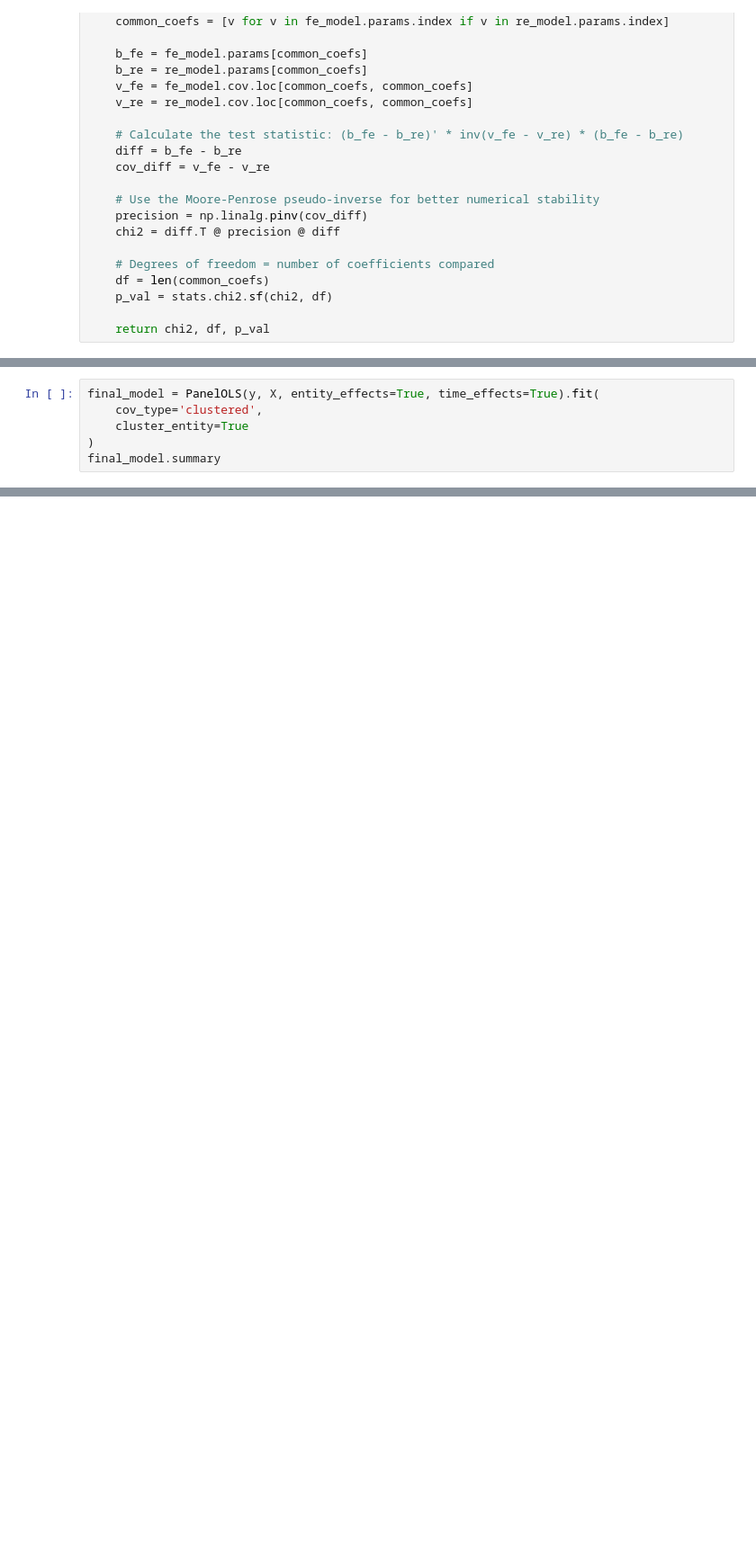
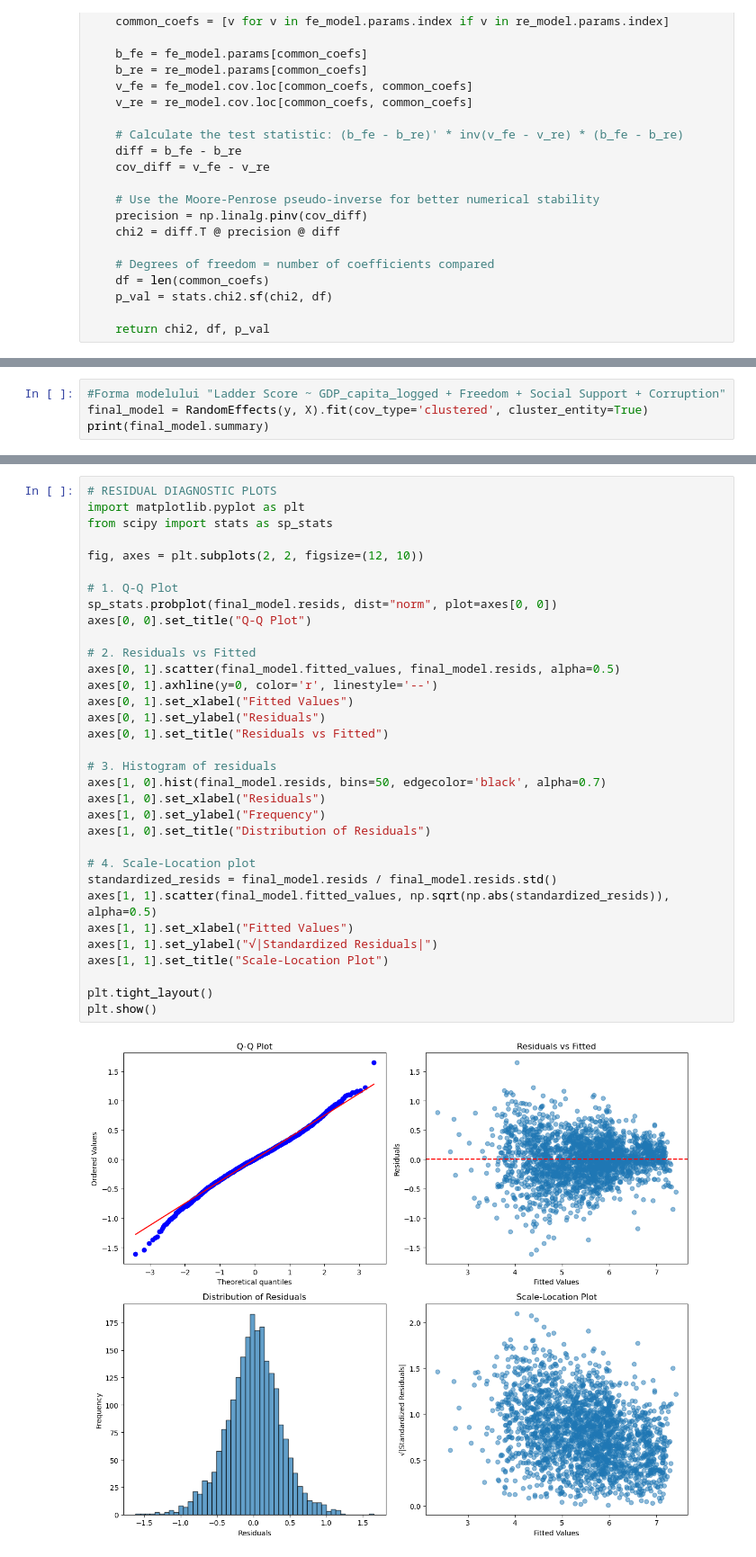
Before and after one commit to srvalex/Econometrie, a Jupyter notebook: Panel Model.ipynb, the cells around one changed output, grey strips where cells are left out. Shown at 90% size. Drawn from its saved outputs; the diff is of its cells as text; blank space fills up the shorter version.

```diff
--- a/Panel Model.ipynb
+++ b/Panel Model.ipynb
@@ -159,7 +130,5 @@ Inputs contain missing values. Dropping rows with missing observations.
 # %%
-final_model = PanelOLS(y, X, entity_effects=True, time_effects=True).fit(
-    cov_type='clustered',
-    cluster_entity=True
-)
-final_model.summary
+#Forma modelului "Ladder Score ~ GDP_capita_logged + Freedom + Social Support + Corruption"
+final_model = RandomEffects(y, X).fit(cov_type='clustered', cluster_entity=True)
+print(final_model.summary)
 # %% [output]
@@ -196,0 +207,35 @@ Included effects: Entity, Time
+# %%
+# RESIDUAL DIAGNOSTIC PLOTS
+import matplotlib.pyplot as plt
+from scipy import stats as sp_stats
+
+fig, axes = plt.subplots(2, 2, figsize=(12, 10))
+
+# 1. Q-Q Plot
+sp_stats.probplot(final_model.resids, dist="norm", plot=axes[0, 0])
+axes[0, 0].set_title("Q-Q Plot")
+
+# 2. Residuals vs Fitted
+axes[0, 1].scatter(final_model.fitted_values, final_model.resids, alpha=0.5)
+axes[0, 1].axhline(y=0, color='r', linestyle='--')
+axes[0, 1].set_xlabel("Fitted Values")
+axes[0, 1].set_ylabel("Residuals")
+axes[0, 1].set_title("Residuals vs Fitted")
+
+# 3. Histogram of residuals
+axes[1, 0].hist(final_model.resids, bins=50, edgecolor='black', alpha=0.7)
+axes[1, 0].set_xlabel("Residuals")
+axes[1, 0].set_ylabel("Frequency")
+axes[1, 0].set_title("Distribution of Residuals")
+
+# 4. Scale-Location plot
+standardized_resids = final_model.resids / final_model.resids.std()
+axes[1, 1].scatter(final_model.fitted_values, np.sqrt(np.abs(standardized_resids)), alpha=0.5)
+axes[1, 1].set_xlabel("Fitted Values")
+axes[1, 1].set_ylabel("√|Standardized Residuals|")
+axes[1, 1].set_title("Scale-Location Plot")
+
+plt.tight_layout()
+plt.show()
+# %% [output]
+[figure, added]
```
Also changed, not shown: parts of 12 cells of this notebook.
